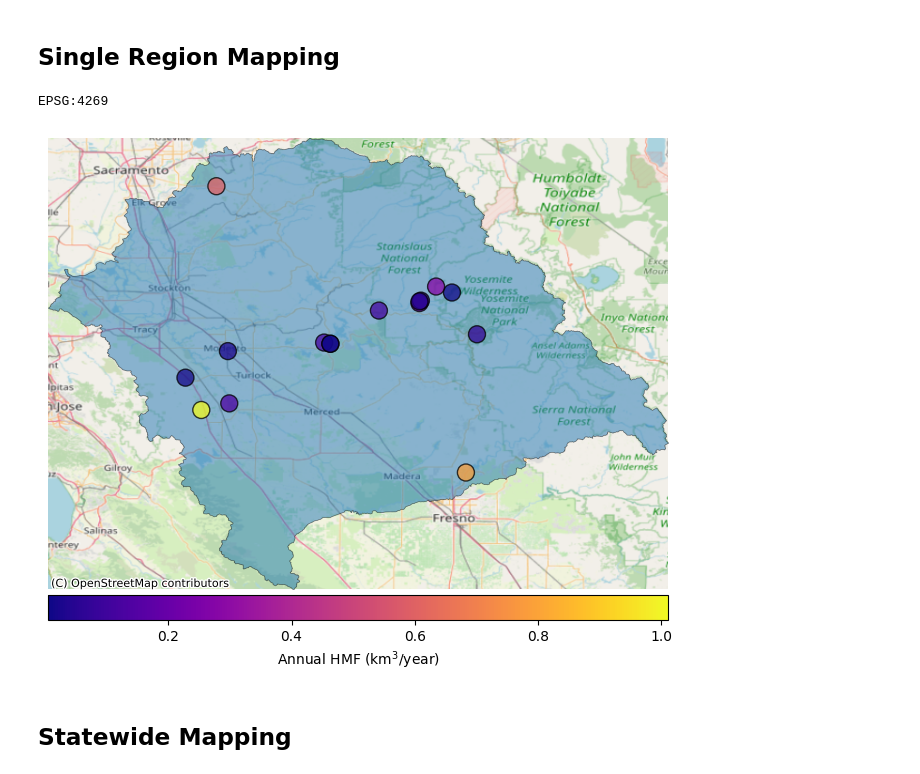
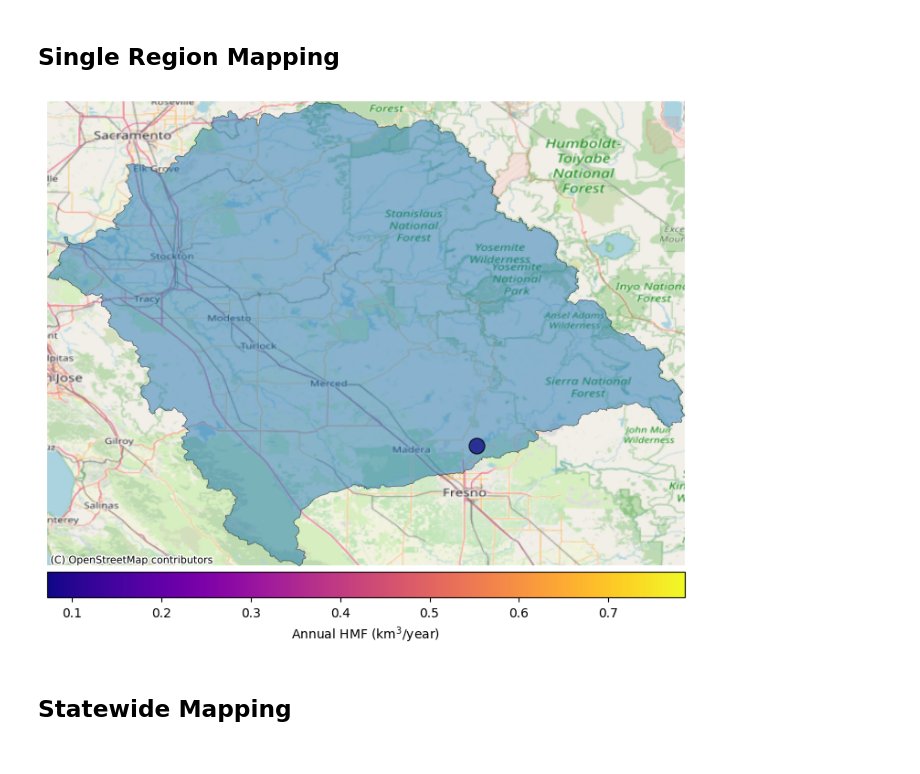
Before and after one commit to AlekWithK/DahlkeLab_LAWR, a Jupyter notebook: site_data.ipynb, the cells around one changed output. Saved outputs shown, nothing was run; the diff lists cells and outputs as text; code cells hidden in the pictures.

```diff
--- a/site_data.ipynb
+++ b/site_data.ipynb
@@ -143,6 +144,16 @@ def convert_cubic_ft_hm(value: float):
 def mann_kendall(data: pd.Series, alpha: float):
     """Perform a Mann-Kendall Trend test"""
     return mk.original_test(data, alpha=alpha)
+
+def create_state_uri(state: str, param: str):
+    return f'https://waterdata.usgs.gov/{state}/nwis/current?index_pmcode_STATION_NM=1&index_pmcode_DATETIME=2&index_pmcode_{PARAM_CODE}=3&group_key=NONE&format=sitefile_output&sitefile_output_format=rdb&column_name=site_no&column_name=station_nm&column_name=dec_lat_va&column_name=dec_long_va&column_name=sv_begin_date&column_name=sv_end_date&sort_key_2=site_no&html_table_group_key=NONE&rdb_compression=file&list_of_search_criteria=realtime_parameter_selection'
+
+
+def filter_by_valid(df: pd.DataFrame):
+    """Filters a dataframe by it's 'valid' column and returns two dataframes, the first being valid and second invalid gauges"""
+    df_valid = df[df['valid'] == True]
+    df_invalid = df[df['valid'] == False]
+    return df_valid, df_invalid
 # %% [markdown]
 ## Single Site Data<br>
 # %%
@@ -261,11 +274,12 @@ from IPython.display import clear_output
 import time
 
 shapefile_path = f'ShapeFiles/CA/Central/South_Central/WBDHU4.shp'
+DEFAULT_DATE = "2023-01-01"
 
-def filter_multi_site(shapefile_path):
+def filter_state_site(shapefile_path: str, state_uri: str):
     """Creates a list of sites with over 50 years of 00060_Mean streamflow data for a given region"""
     # Request page from USGS site, ignore all informational lines
-    response = requests.get(SITES_URI)
+    response = requests.get(state_uri)
     data = response.text
     lines = data.splitlines()
     lines = [line for line in lines if not line.startswith('#')]
@@ -276,10 +290,13 @@ def filter_multi_site(shapefile_path):
     df_state_sites = df.iloc[1:]
 
     # Filter out sites with <30 years of data
+    df_state_sites['sv_begin_date'] = df_state_sites['sv_begin_date'].replace('--', DEFAULT_DATE)
+    df_state_sites['sv_end_date'] = df_state_sites['sv_end_date'].replace('--', DEFAULT_DATE)
     df_state_sites['sv_begin_date'] = pd.to_datetime(df_state_sites['sv_begin_date'])
     df_state_sites['sv_end_date'] = pd.to_datetime(df_state_sites['sv_end_date'])
     df_state_sites['data_period'] = (df_state_sites['sv_end_date'] - df_state_sites['sv_begin_date']).dt.days / 365.25
     df_state_sites = df_state_sites[df_state_sites['data_period'] >= MIN_DATA_PERIOD]
+
 
     # Filter out sites outside of HU boundary
     if SORT_BY_WB:
@@ -293,7 +310,7 @@ def filter_multi_site(shapefile_path):
 
     return df_state_sites
 
-df_state_sites = filter_multi_site(shapefile_path)
+df_state_sites = filter_state_site(shapefile_path, SITES_URI)
 print(f'Total Sites: {len(df_state_sites)} in the state of {STATE_CODE.upper()} in the given WB')
 site_list = df_state_sites['site_no'].to_list()
 print(site_list)
@@ -305,7 +322,7 @@ Total Sites: 20 in the state of CA in the given WB
 # %%
 # REQUIRES: 'df_state_sites' from 'Multi-Site Filtering'
 # Used for now to limit runtime
-site_limit = 999
+site_limit = 3
 
 def create_multi_site_data(df_state_sites: pd.DataFrame, site_limit: int):
 	"""Generates detailed HMF, MK, and POS information for each site in the passed dataframe"""
@@ -346,8 +363,7 @@ def create_multi_site_data(df_state_sites: pd.DataFrame, site_limit: int):
 	return df_multi_site_uf
 
 df_multi_site_uf = create_multi_site_data(df_state_sites, site_limit)
-df_multi_site = df_multi_site_uf[df_multi_site_uf['valid'] == True]
-df_invalid_site = df_multi_site_uf[df_multi_site_uf['valid'] == False]
+df_multi_site, df_invalid_site = filter_by_valid(df_multi_site_uf)
 #print(df_multi_site)
 
 print(f'Max HMF for this region: {df_multi_site["hmf_per_year"].max():.1f}')
@@ -423,48 +439,46 @@ create_mk_plot(df)
 # %%
 # REQUIRES: 'df_multi_site' from 'Gages-II Filter'
 
-shape = gpd.read_file(shapefile_path)
-print(shape.crs)
-
-def multi_site_map(df_multi_site: pd.DataFrame, shape):
+def multi_site_map(df_multi_site: pd.DataFrame, shapefile_path=None):
     #df = nwis.get_record(sites=SITE_NO, service='site')
     #df2 = nwis.get_record(sites='11303500', service='site')
     lat = df_multi_site['dec_lat_va'].tolist()
     long = df_multi_site['dec_long_va'].tolist()
 
-    fig, ax = plt.subplots(figsize=(8, 8))
+    fig, ax = plt.subplots(figsize=(9, 9))
     ax.margins(0)
 
-    # This plots the WB shapefile region
+    # This plots the WB shapefile region if one is passed
+    shape = gpd.read_file(shapefile_path)
+    #print(shape.crs)
     shape.plot(ax=ax, alpha=0.50, edgecolor='black', linewidth=0.5)
 
     geometry = [Point(xy) for xy in zip(long, lat)]
     geo_df = gpd.GeoDataFrame(geometry=geometry)
 
     # Set colorbar limits and theme
     vmin = df_multi_site['hmf_per_year'].min()
     vmax = df_multi_site['hmf_per_year'].max()
     norm = mcolors.Normalize(vmin, vmax)
     cmap = 'plasma'
     mappable = plt.cm.ScalarMappable(cmap=cmap, norm=norm)
     mappable.set_array(df_multi_site['hmf_per_year'])
 
     # This plots the datapoints
     bx = geo_df.plot(ax=ax, column=df_multi_site['hmf_per_year'], markersize=600, marker='.', cmap=cmap, edgecolor='black', linewidth=1, alpha=0.75)
     cbx = plt.colorbar(mappable, ax=bx, pad=0.01, aspect=25, orientation='horizontal', alpha=1.0)
     cbx.set_label('Annual HMF ($\mathregular{km^3}$/year)')
 
     #bx.set_title("WBDHU8")
     bx.margins(0, tight=True)
     bx.set_axis_off()
 
     # This plots the context backmap
     cx.add_basemap(bx, crs=shape.crs, source=cx.providers.OpenStreetMap.Mapnik, zoom=8)
 
-multi_site_map(df_multi_site, shape)
+multi_site_map(df_multi_site, shapefile_path)
 # %% [output]
-EPSG:4269
-[figure, old version]
+[figure, new version]
 # %% [markdown]
 ## Statewide Mapping
 # %%
```
Also changed, not shown: parts of 10 cells of this notebook, 2 other files.
